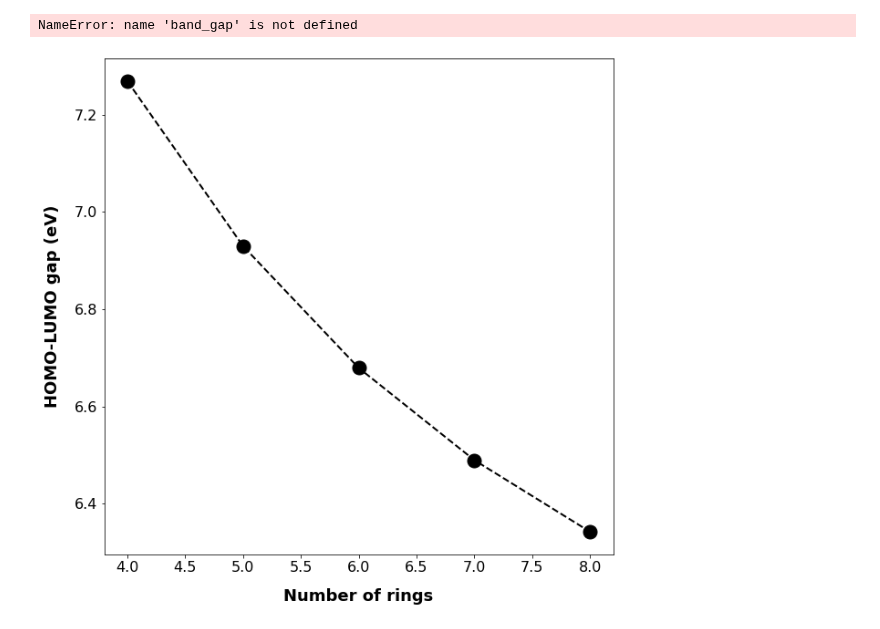
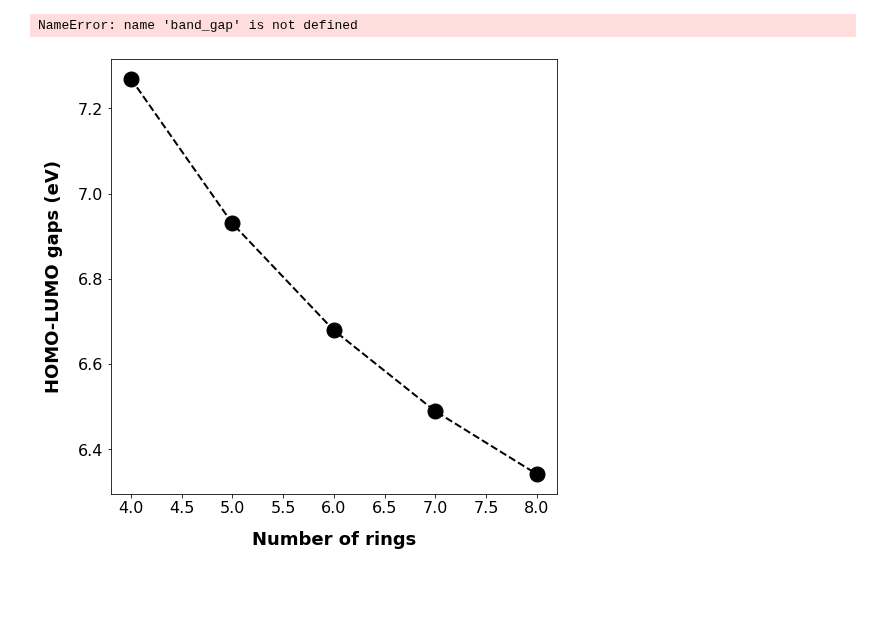
Before and after one commit to JimmyRushing/thesis, a Jupyter notebook: notebooks/fused-experiment.ipynb, the cells around one changed output. Cells and saved outputs as stored; diff of their text form; code cells hidden in the pictures; blank space fills up the shorter version.

```diff
--- a/notebooks/fused-experiment.ipynb
+++ b/notebooks/fused-experiment.ipynb
@@ -677,16 +686,16 @@ NameError: name 'band_gap' is not defined
 # %%
 y = band_gap[3:8]
 x = [4,5,6,7,8]
 
-fig = plt.figure(figsize = (10, 10))
+fig = plt.figure(figsize = (8, 8))
 ax = plt.axes()
 plt.xticks(fontsize=16)
 plt.yticks(fontsize=16)
 ax.set_xlabel('Number of rings',fontdict=dict(weight='bold'),labelpad = 15, fontsize = 18)
-ax.set_ylabel('HOMO-LUMO gap (eV)',fontdict=dict(weight='bold'), labelpad = 15, fontsize = 18)
+ax.set_ylabel('HOMO-LUMO gaps (eV)',fontdict=dict(weight='bold'), labelpad = 15, fontsize = 18)
 
 #ax.set_title('Thiophene Transfer Integrals')
 p = ax.plot(x, y,'o', color = 'black',linestyle='--', linewidth=2, markersize = 15);
 fig.savefig('fused-ring-homolumo.png', facecolor = "white", dpi = 300)
 # %% [output]
-[figure, old version]
+[figure, new version]
```
Also changed, not shown: parts of 2 cells of this notebook, 1 other file.
